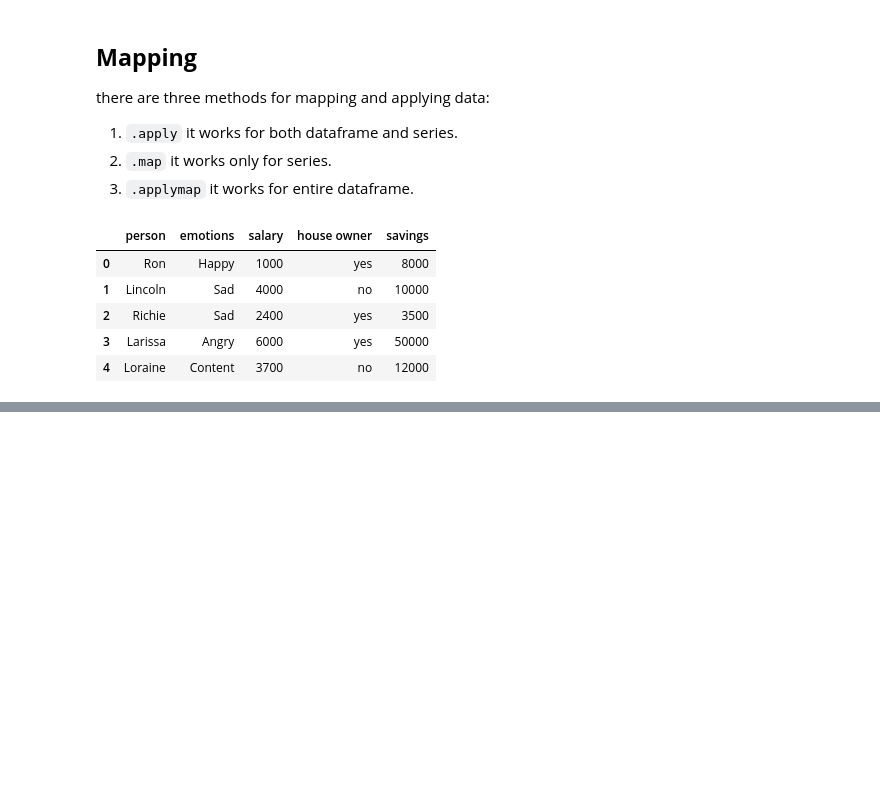
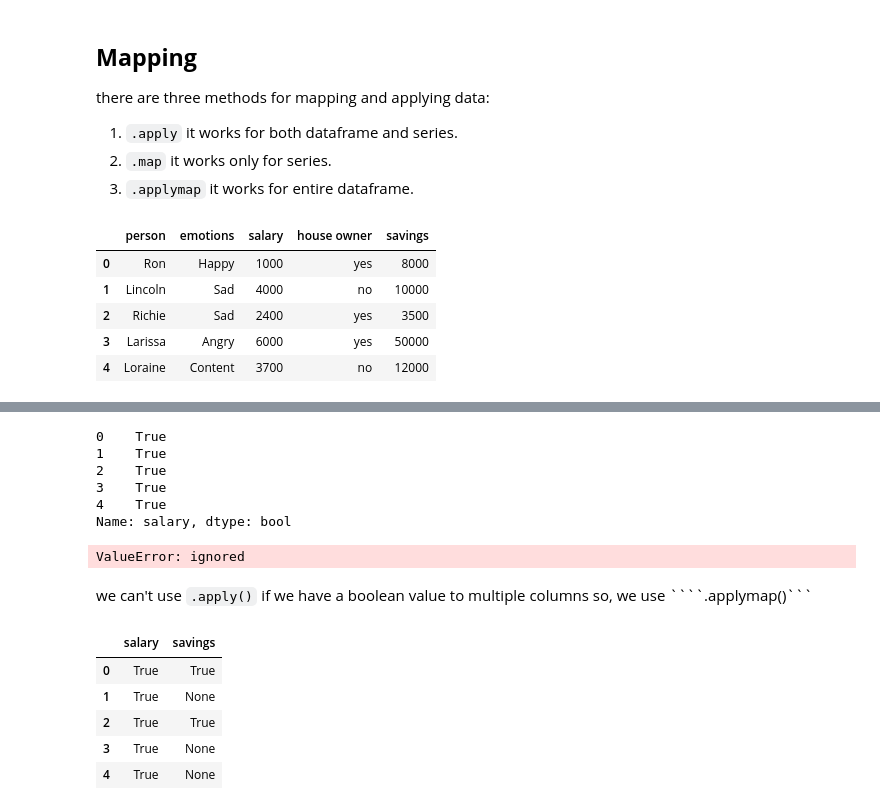
Before and after one commit to Imanhamza/Intoduction-into-pandas, a Jupyter notebook: intro_to_pandas.ipynb, the cells around one changed output, grey strips where cells are left out. Cells and saved outputs as stored; diff of their text form; code cells hidden in the pictures; blank space fills up the shorter version.

`````diff
--- a/intro_to_pandas.ipynb
+++ b/intro_to_pandas.ipynb
@@ -848,0 +924,28 @@ map_df
+# %%
+# make boolean function
+def check_below(x):
+  if x < 10000:
+    return True
+map_df['salary'].apply(check_below)
+# %% [output]
+0    True
+1    True
+2    True
+3    True
+4    True
+Name: salary, dtype: bool
+# %%
+map_df[['salary', 'savings']].apply(check_below)
+# %% [output]
+ValueError: ignored
+# %% [markdown]
+we can't use ```.apply()``` if we have a boolean value to multiple columns so, we use ````.applymap()```
+# %%
+map_df[['salary', 'savings']].applymap(check_below)
+# %% [output]
+|  | salary | savings |
+| 0 | True | True |
+| 1 | True | None |
+| 2 | True | True |
+| 3 | True | None |
+| 4 | True | None |
`````
Also changed, not shown: parts of 13 cells of this notebook.
